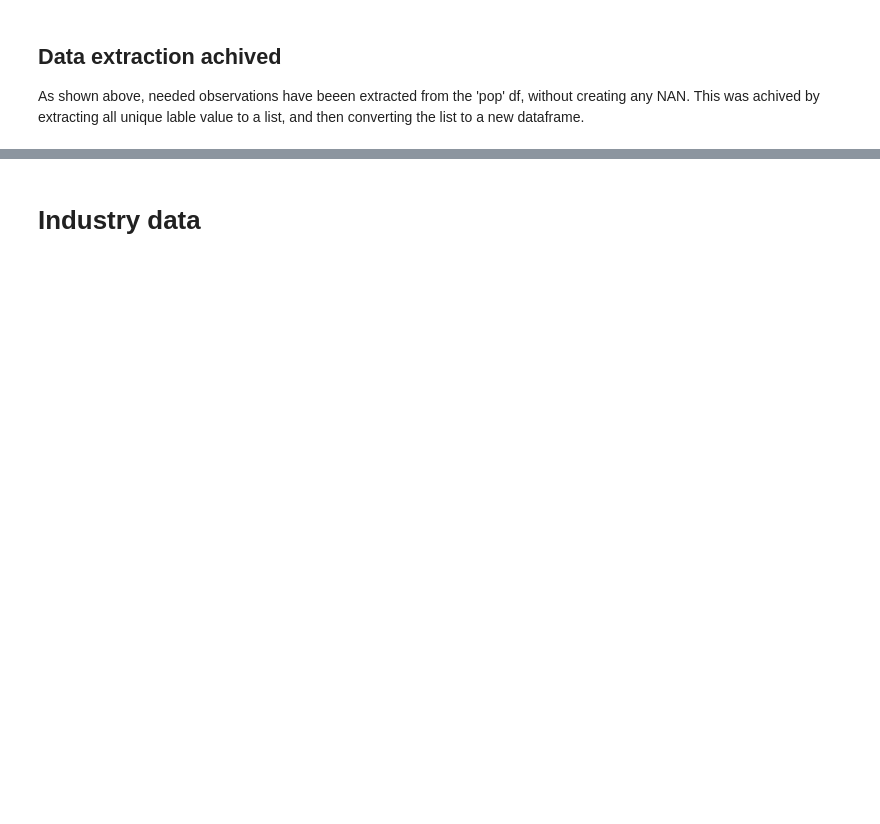
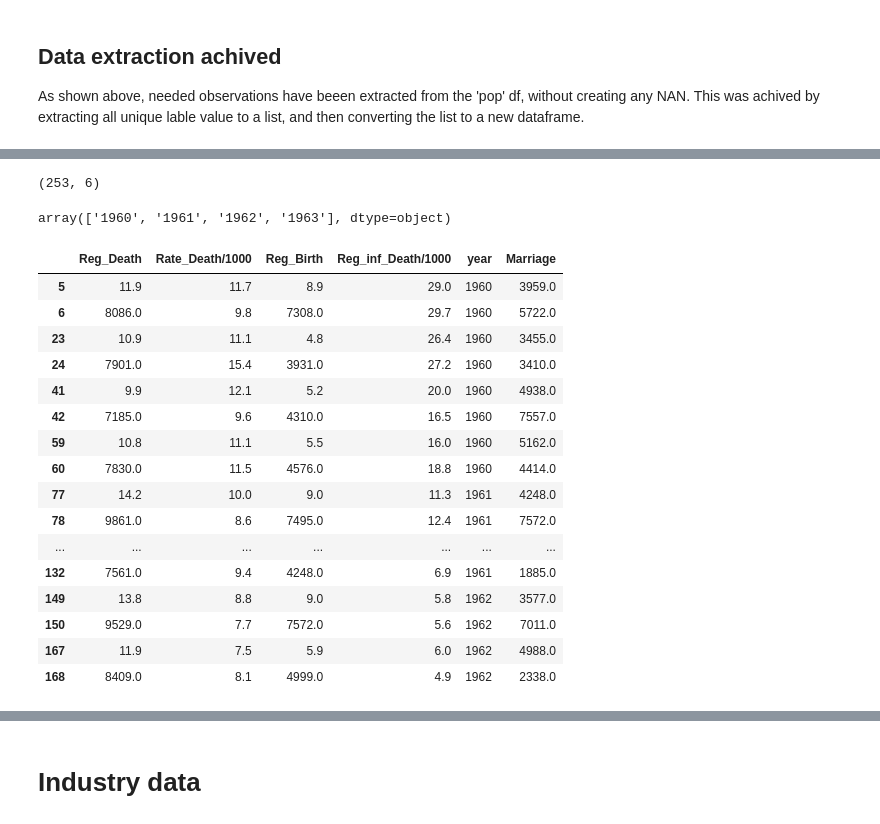
Before and after one commit to Ayomide-ola/Stategic_thinking-CA2, a Jupyter notebook: Population_CA2.ipynb, the cells around one changed output, grey strips where cells are left out. Cells and saved outputs as stored; diff of their text form; code cells hidden in the pictures; blank space fills up the shorter version.

```diff
--- a/Population_CA2.ipynb
+++ b/Population_CA2.ipynb
@@ -439,0 +563,8 @@ dtype: int64
+# %%
+df.shape
+# %% [output]
+(253, 6)
+# %%
+df['year'].unique()
+# %% [output]
+array(['1960', '1961', '1962', '1963'], dtype=object)
@@ -439,0 +573,20 @@ dtype: int64
+# %%
+df.head(20)
+# %% [output]
+|  | Reg_Death | Rate_Death/1000 | Reg_Birth | Reg_inf_Death/1000 | year | Marriage |
+| 5 | 11.9 | 11.7 | 8.9 | 29.0 | 1960 | 3959.0 |
+| 6 | 8086.0 | 9.8 | 7308.0 | 29.7 | 1960 | 5722.0 |
+| 23 | 10.9 | 11.1 | 4.8 | 26.4 | 1960 | 3455.0 |
+| 24 | 7901.0 | 15.4 | 3931.0 | 27.2 | 1960 | 3410.0 |
+| 41 | 9.9 | 12.1 | 5.2 | 20.0 | 1960 | 4938.0 |
+| 42 | 7185.0 | 9.6 | 4310.0 | 16.5 | 1960 | 7557.0 |
+| 59 | 10.8 | 11.1 | 5.5 | 16.0 | 1960 | 5162.0 |
+| 60 | 7830.0 | 11.5 | 4576.0 | 18.8 | 1960 | 4414.0 |
+| 77 | 14.2 | 10.0 | 9.0 | 11.3 | 1961 | 4248.0 |
+| 78 | 9861.0 | 8.6 | 7495.0 | 12.4 | 1961 | 7572.0 |
+| ... | ... | ... | ... | ... | ... | ... |
+| 132 | 7561.0 | 9.4 | 4248.0 | 6.9 | 1961 | 1885.0 |
+| 149 | 13.8 | 8.8 | 9.0 | 5.8 | 1962 | 3577.0 |
+| 150 | 9529.0 | 7.7 | 7572.0 | 5.6 | 1962 | 7011.0 |
+| 167 | 11.9 | 7.5 | 5.9 | 6.0 | 1962 | 4988.0 |
+| 168 | 8409.0 | 8.1 | 4999.0 | 4.9 | 1962 | 2338.0 |
```
Also changed, not shown: parts of 50 cells of this notebook.
